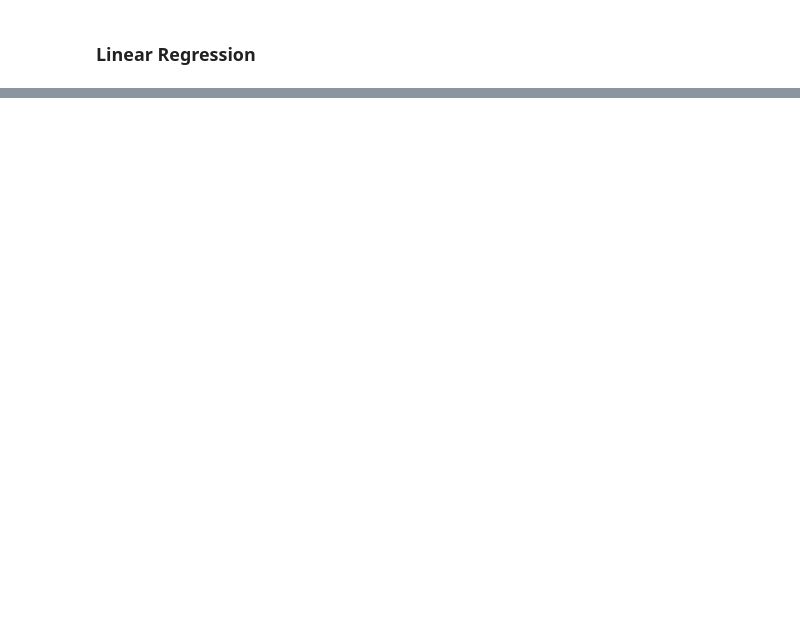
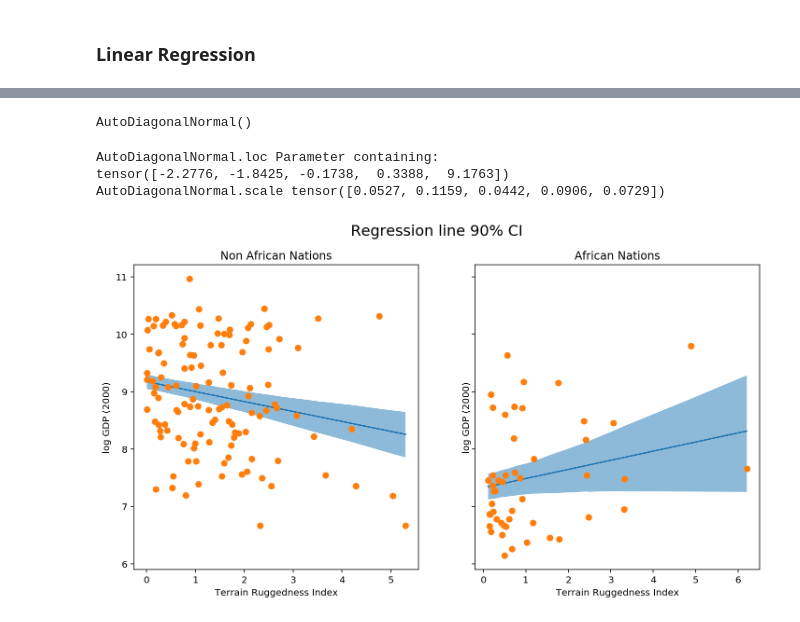
Before and after one commit to jramkiss/jramkiss.github.io, a Jupyter notebook: _posts/why-gpr.ipynb, the cells around one changed output, grey strips where cells are left out. Saved outputs shown, nothing was run; the diff lists cells and outputs as text; code cells hidden in the pictures; blank space fills up the shorter version.

```diff
--- a/_posts/why-gpr.ipynb
+++ b/_posts/why-gpr.ipynb
@@ -69,0 +271,3 @@ import b
+# %%
+model = BayesianRegression(3, 1)
+guide = AutoDiagonalNormal(model)
@@ -69,0 +297,10 @@ import b
+# %%
+guide.requires_grad_(False)
+
+for name, value in pyro.get_param_store().items():
+    print(name, pyro.param(name))
+# %% [output]
+AutoDiagonalNormal()
+AutoDiagonalNormal.loc Parameter containing:
+tensor([-2.2776, -1.8425, -0.1738,  0.3388,  9.1763])
+AutoDiagonalNormal.scale tensor([0.0527, 0.1159, 0.0442, 0.0906, 0.0729])
@@ -69,0 +324,48 @@ import b
+# %%
+mu = pred_summary["_RETURN"]
+y = pred_summary["obs"]
+predictions = pd.DataFrame({
+    "cont_africa": x_data[:, 0],
+    "rugged": x_data[:, 1],
+    "mu_mean": mu["mean"],
+    "mu_perc_5": mu["5%"],
+    "mu_perc_95": mu["95%"],
+    "y_mean": y["mean"],
+    "y_perc_5": y["5%"],
+    "y_perc_95": y["95%"],
+    "true_gdp": y_data,
+})
+# %%
+fig, ax = plt.subplots(nrows=1, ncols=2, figsize=(12, 6), sharey=True)
+african_nations = predictions[predictions["cont_africa"] == 1]
+non_african_nations = predictions[predictions["cont_africa"] == 0]
+african_nations = african_nations.sort_values(by=["rugged"])
+non_african_nations = non_african_nations.sort_values(by=["rugged"])
+fig.suptitle("Regression line 90% CI", fontsize=16)
+ax[0].plot(non_african_nations["rugged"],
+           non_african_nations["mu_mean"])
+ax[0].fill_between(non_african_nations["rugged"],
+                   non_african_nations["mu_perc_5"],
+                   non_african_nations["mu_perc_95"],
+                   alpha=0.5)
+ax[0].plot(non_african_nations["rugged"],
+           non_african_nations["true_gdp"],
+           "o")
+ax[0].set(xlabel="Terrain Ruggedness Index",
+          ylabel="log GDP (2000)",
+          title="Non African Nations")
+idx = np.argsort(african_nations["rugged"])
+ax[1].plot(african_nations["rugged"],
+           african_nations["mu_mean"])
+ax[1].fill_between(african_nations["rugged"],
+                   african_nations["mu_perc_5"],
+                   african_nations["mu_perc_95"],
+                   alpha=0.5)
+ax[1].plot(african_nations["rugged"],
+           african_nations["true_gdp"],
+           "o")
+ax[1].set(xlabel="Terrain Ruggedness Index",
+          ylabel="log GDP (2000)",
+          title="African Nations");
+# %% [output]
+[figure, added]
```
Also changed, not shown: parts of 35 cells of this notebook, 1 other file.
